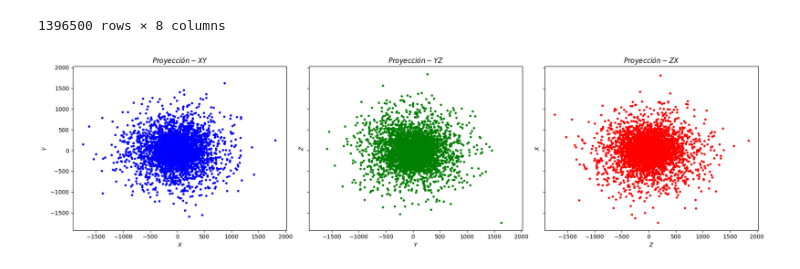
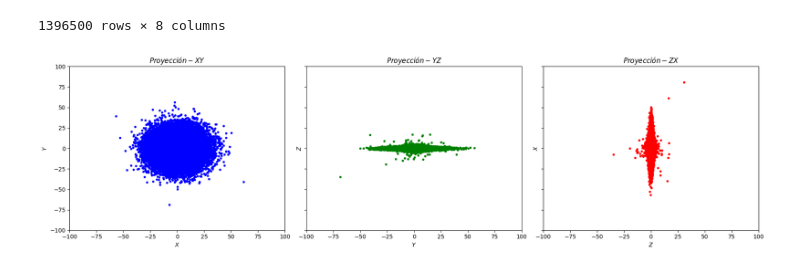
Before and after one commit to sperezp23/Analizador_de_Galaxias, a Jupyter notebook: Ensayos.ipynb, the cells around one changed output. Cells and saved outputs as stored; diff of their text form; code cells hidden in the pictures.

```diff
--- a/Ensayos.ipynb
+++ b/Ensayos.ipynb
@@ -198,33 +198,35 @@ rotar_galaxia(materia_oscura_df)
 rotar_galaxia(disco_df)
 rotar_galaxia(bulbo_df)
 # %%
-def graficar_proyecciones(base_de_datos, x, y, z):
+def graficar_proyecciones(base_de_datos, x, y, z, limites_x = (None, None), limites_y = (None, None)):
 
     # Creamos una figura con 3 subplots en una sola fila (1 fila, 3 columnas)
     fig, axs = plt.subplots(1, 3, figsize=(18, 5), sharex=True, sharey=True)  # Ancho x alto en pulgadas
 
     # Primer gráfico: masa vs radio
     axs[0].scatter(base_de_datos[x], base_de_datos[y], color='blue', marker= '.')
     axs[0].set_title(r'$Proyección-XY$')
     axs[0].set_xlabel(r'$X$')
     axs[0].set_ylabel(r'$Y$')
+    axs[0].set_xlim(limites_x[0], limites_x[1])
+    axs[0].set_ylim(limites_y[0], limites_y[1])
 
     # Segundo gráfico
     axs[1].scatter(base_de_datos[y], base_de_datos[z], color='green', marker= '.')
     axs[1].set_title(r'$Proyección-YZ$')
     axs[1].set_xlabel(r'$Y$')
     axs[1].set_ylabel(r'$Z$')
 
     # Tercer gráfico
     axs[2].scatter(base_de_datos[z], base_de_datos[x], color='red', marker= '.')
     axs[2].set_title(r'$Proyección-ZX$')
     axs[2].set_xlabel(r'$Z$')
     axs[2].set_ylabel(r'$X$')
 
     # Ajustar los espacios entre los subplots para evitar superposición
     plt.tight_layout()
     plt.show()
 
-graficar_proyecciones(bulbo_df, 'x_f', 'y_f', 'z_f')
+graficar_proyecciones(disco_df, 'x_f', 'y_f', 'z_f', limites_x=(-100, 100), limites_y=(-100,100))
 # %% [output]
-[figure, old version]
+[figure, new version]
```
Also changed, not shown: parts of 2 cells of this notebook.
